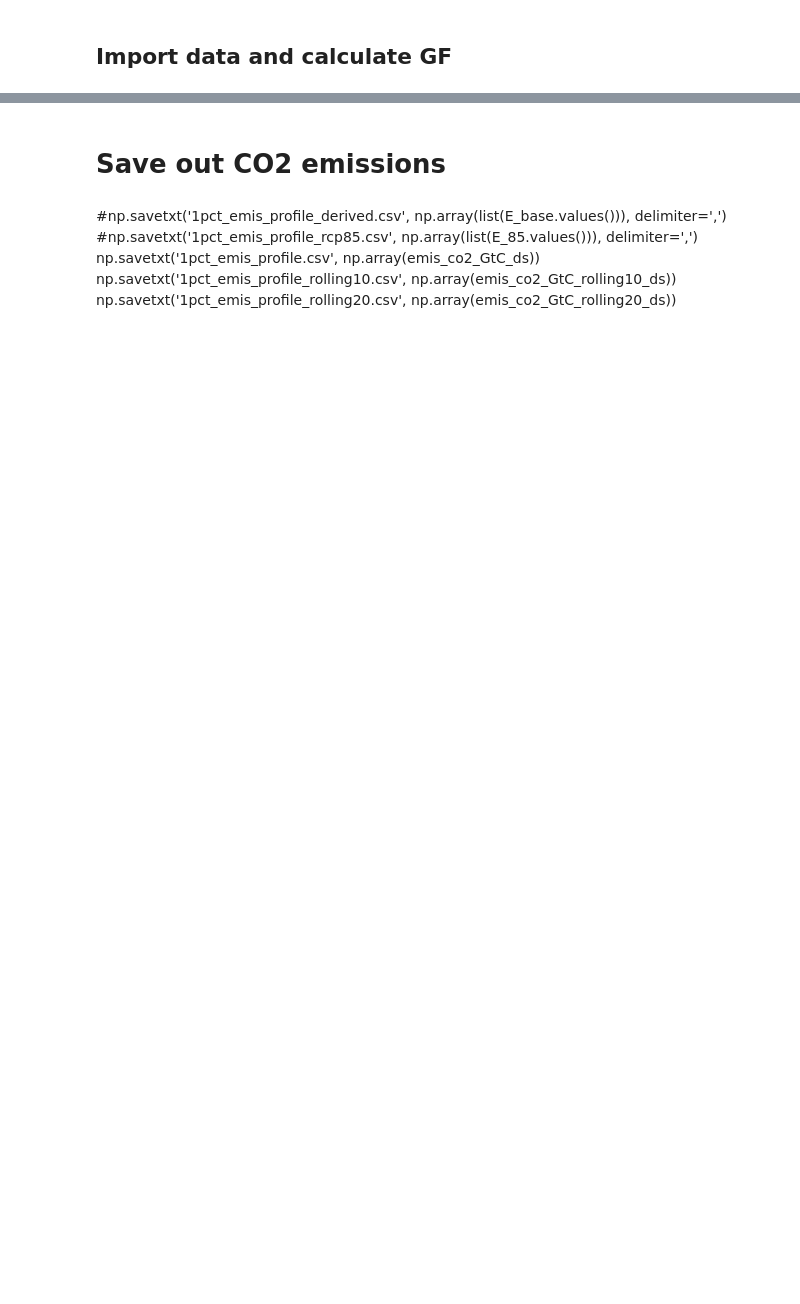
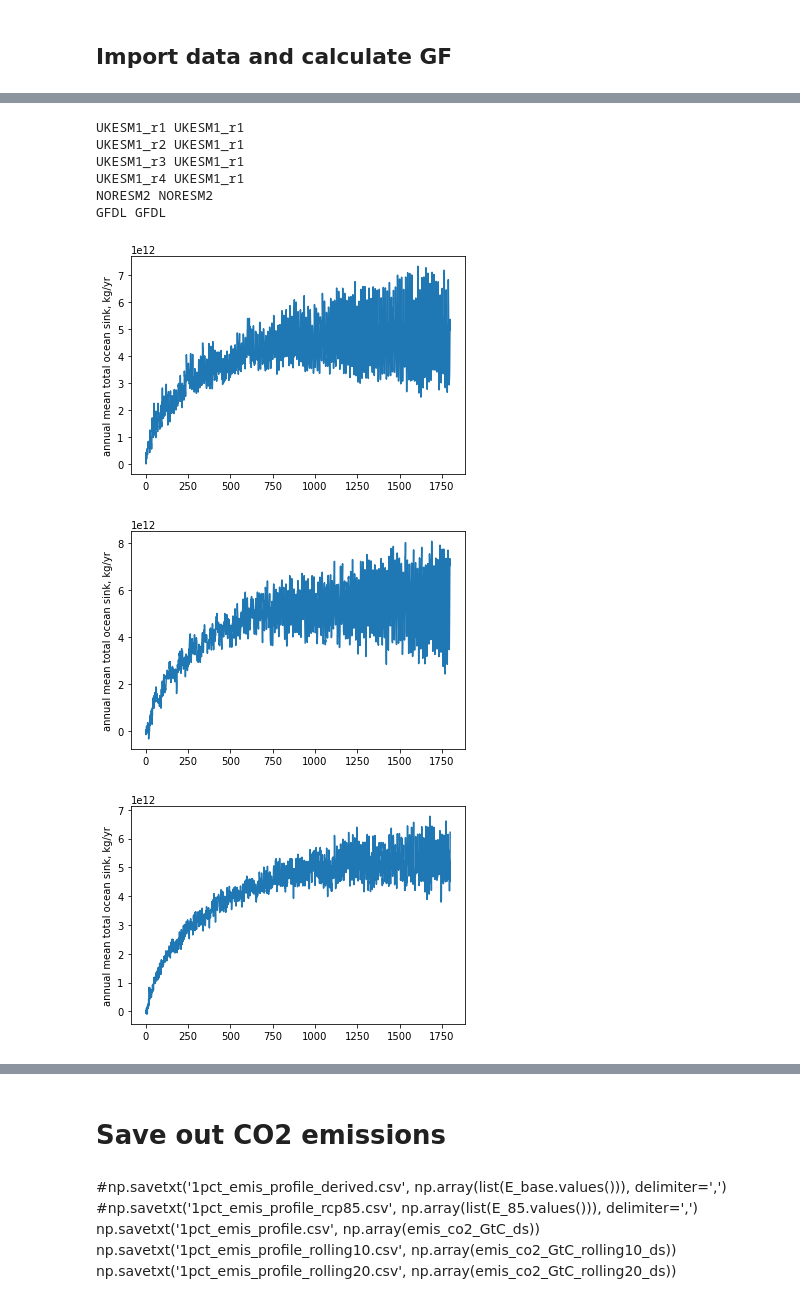
Before and after one commit to lfreese/CO2_greens, a Jupyter notebook: 1pct_concentration_profile.ipynb, the cells around one changed output, grey strips where cells are left out. Drawn from its saved outputs; the diff is of its cells as text; code cells hidden in the pictures; blank space fills up the shorter version.

```diff
--- a/1pct_concentration_profile.ipynb
+++ b/1pct_concentration_profile.ipynb
@@ -399,0 +122,11 @@ for m in model_run_control_dict.keys():
+# %%
+for m in model_run_control_dict.keys():
+    print(m)
+    print('load pi control run')
+    fg_co2_pictrl[m] = xr.open_mfdataset(f'cmip6_data/fgco2_Omon_{model_run_control_dict[m]}',use_cftime=True, engine = 'netcdf4') #kg/m2/s
+    fg_co2_pictrl[m] = utils._regrid_ds(fg_co2_pictrl[m], ds_out)
+    nbp_pictrl[m] = xr.open_mfdataset(f'cmip6_data/nbp_Lmon_{model_run_control_dict[m]}',use_cftime=True, engine = 'netcdf4') #kg/m2/s
+    nbp_pictrl[m] = utils._regrid_ds(nbp_pictrl[m], ds_out)
+
+    if m == 'UKESM1_r1' or m == 'NORESM2' or m == 'GFDL':
+        co2_pictrl[m] = xr.open_mfdataset(f'cmip6_data/co2mass_Amon_{model_run_control_dict[m]}',use_cftime=True, engine = 'netcdf4') #kg
@@ -399,0 +179,9 @@ for m in model_run_control_dict.keys():
+# %%
+#convert kg to kg/year
+for m in ['UKESM1_r1', 'UKESM1_r2', 'UKESM1_r3', 'UKESM1_r4', 'NORESM2', 'GFDL']:
+    seconds_per_yr = 60*60*24*365
+    co2_1pct[m]['G_atm'] = co2_1pct[m]['co2mass'].diff('time')/(co2_1pct[m]['time'].diff('time').astype('float64')/(1e9*seconds_per_yr)) #convert from ns to year via 1e9ns/s x 60s/min x 60min/hr x 24hr/day x 365day/yr
+
+for m in [ 'NORESM2', 'GFDL', 'UKESM1_r1']:
+    seconds_per_yr = 60*60*24*365
+    co2_pictrl[m]['G_atm'] = co2_pictrl[m]['co2mass'].diff('time')/(co2_pictrl[m]['time'].diff('time').astype('float64')/(1e9*seconds_per_yr)) #convert from ns to year via 1e9ns/s x 60s/min x 60min/hr x 24hr/day x 365day/yr
@@ -399,0 +214,19 @@ for m in model_run_control_dict.keys():
+# %%
+fg_co2 = {}
+nbp = {}
+
+for m1 in model_run_1pct_dict.keys():
+    print(m1)
+    if m1 == 'UKESM1_r1' or m1 == 'UKESM1_r2' or m1 == 'UKESM1_r3' or m1 == 'UKESM1_r4':
+        m2 = 'UKESM1_r1'
+    elif m1 == 'CANESM5_r1p1' or m1 == 'CANESM5_r2p1' or m1 == 'CANESM5_r3p1':
+         m2 = 'CANESM5_r1p1'
+    elif m1 == 'CANESM5_r1p2' or m1 == 'CANESM5_r2p2' or m1 == 'CANESM5_r3p2':
+         m2 = 'CANESM5_r1p2'
+    else:
+        m2 = m1
+    print(m1, m2)
+    fg_co2[m1] = fg_co2_1pct[m1] - fg_co2_pictrl[m2]
+    nbp[m1] = nbp_1pct[m1] - nbp_pictrl[m2]
+    fg_co2[m1]['fgco2'] = fg_co2[m1]['fgco2']*seconds_per_yr*A
+    nbp[m1]['nbp'] = nbp[m1]['nbp']*seconds_per_yr*A
@@ -399,0 +251,25 @@ for m in model_run_control_dict.keys():
+# %%
+co2_dif = {}
+for m1 in co2_1pct.keys():
+    if m1 == 'UKESM1_r1' or m1 == 'UKESM1_r2' or m1 == 'UKESM1_r3' or m1 == 'UKESM1_r4':
+        m2 = 'UKESM1_r1'
+    else:
+        m2 = m1
+    print(m1, m2)
+    co2_dif[m1] = co2_1pct[m1]['G_atm'] - co2_pictrl[m2]['G_atm'] #kg/yr
+# %% [output]
+UKESM1_r1 UKESM1_r1
+UKESM1_r2 UKESM1_r1
+UKESM1_r3 UKESM1_r1
+UKESM1_r4 UKESM1_r1
+NORESM2 NORESM2
+GFDL GFDL
+# %%
+for m in ['UKESM1_r2', 'GFDL', 'NORESM2']:#model_run_1pct_dict.keys():
+    fig, ax = plt.subplots()
+    plt.plot(fg_co2[m]['fgco2'].sum(dim = ['lat','lon']))
+    plt.ylabel('annual mean total ocean sink, kg/yr')
+# %% [output]
+[figure, added]
+[figure, added]
+[figure, added]
```
Also changed, not shown: parts of 74 cells of this notebook, 44 other files.
